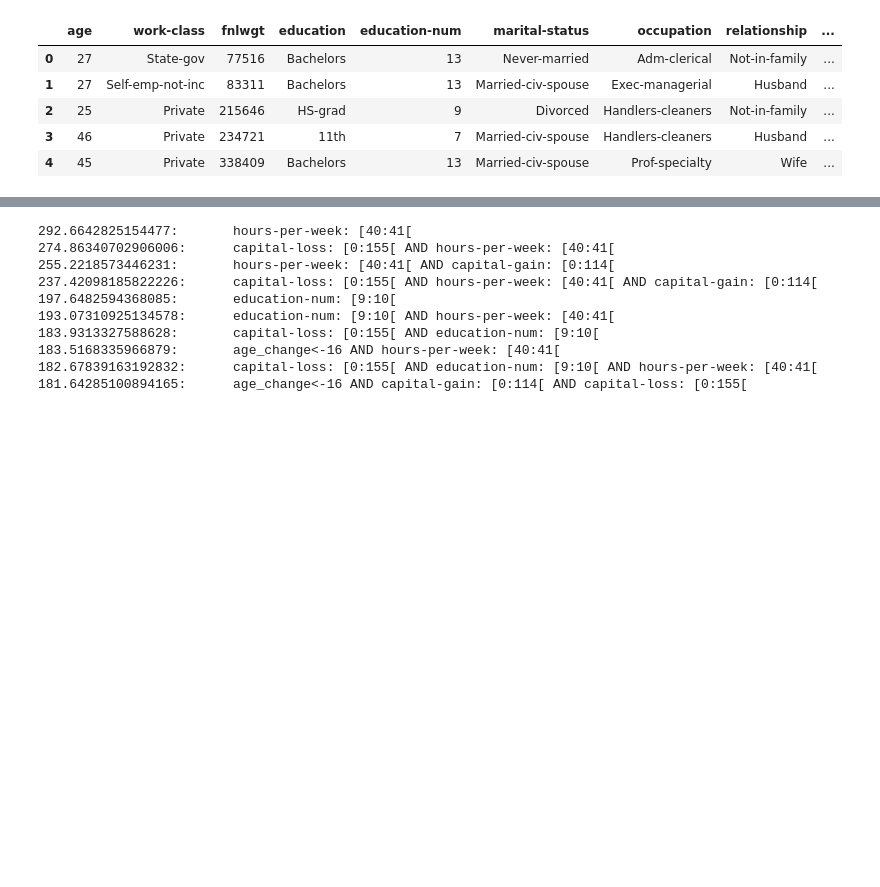
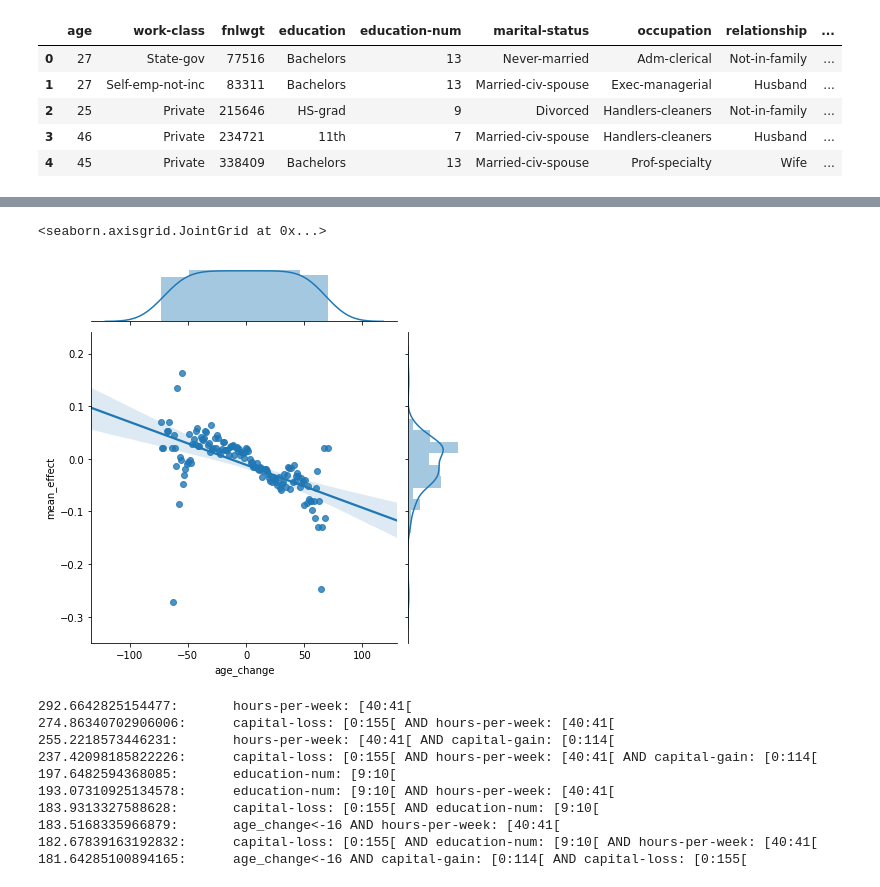
Before and after one commit to XiaoqiMa/Master-Thesis, a Jupyter notebook: Code/Jupyter-notebooks/effect_of_gender.ipynb, the cells around one changed output, grey strips where cells are left out. Cells and saved outputs as stored; diff of their text form; code cells hidden in the pictures; blank space fills up the shorter version.

```diff
--- a/Code/Jupyter-notebooks/effect_of_gender.ipynb
+++ b/Code/Jupyter-notebooks/effect_of_gender.ipynb
@@ -161,3 +187,9 @@ data_shuffle.head()
+# %%
+import seaborn as sns
+sns.jointplot(x=df_effect['age_change'], y=df_effect['mean_effect'], data=df_effect, kind="reg")
+# %% [output]
+<seaborn.axisgrid.JointGrid at 0x...>
+[figure, added]
 # %%
 target = ps.NumericTarget('deviation')
 search_space = ps.create_numeric_selectors(data_shuffle, ignore=['age', 'target', 'deviation'])
```
Also changed, not shown: parts of 3 cells of this notebook, 3 other files.
